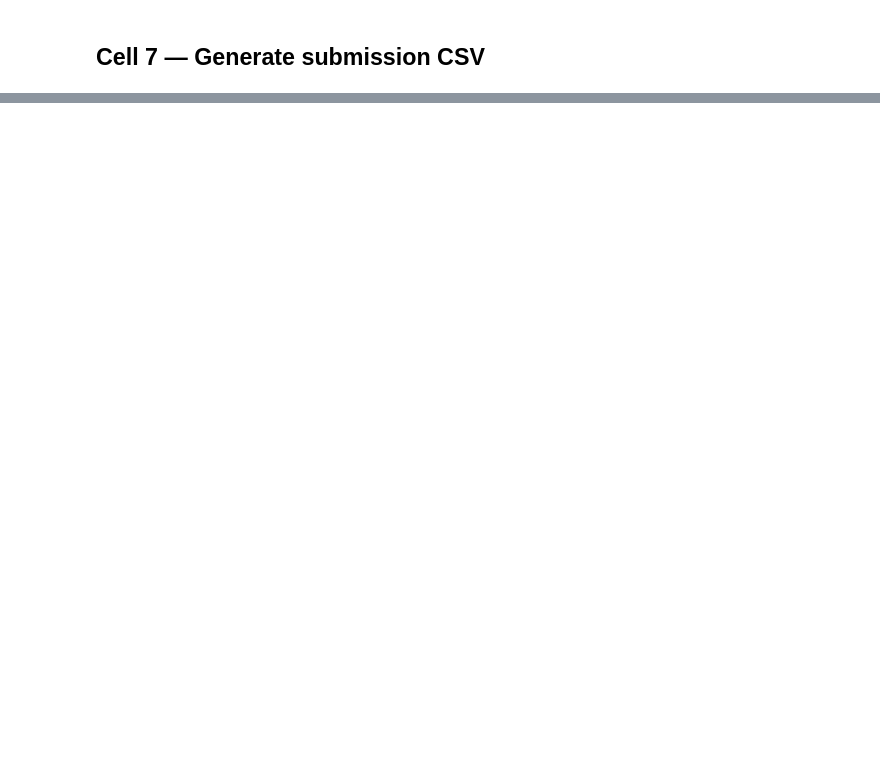
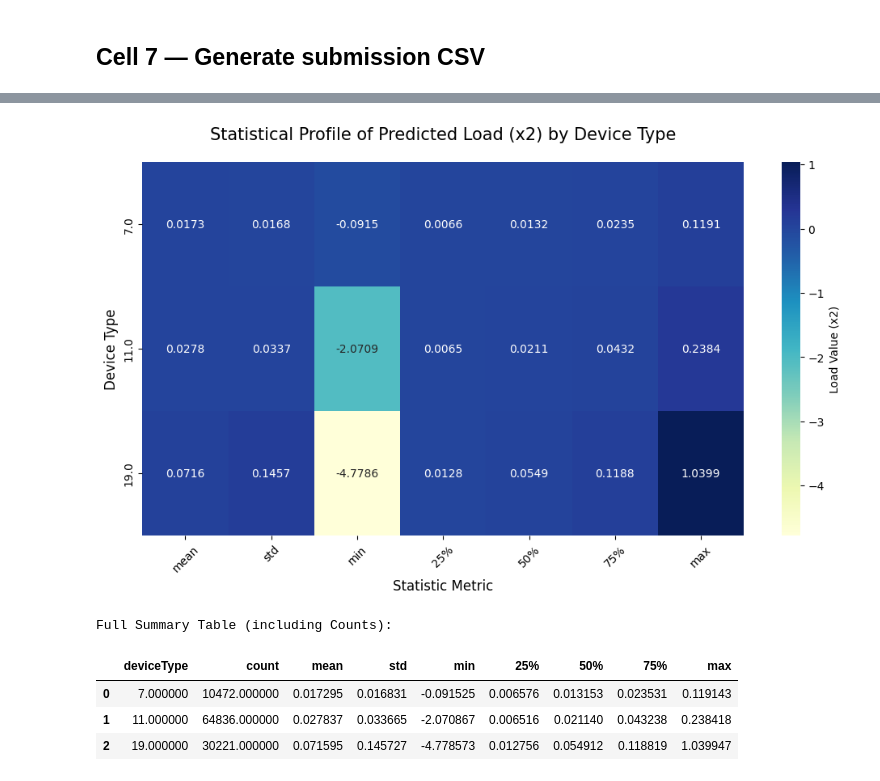
Before and after one commit to RageAgainstTheMachineLearning2026/Task3, a Jupyter notebook: linear_regression.ipynb, the cells around one changed output, grey strips where cells are left out. Cells and saved outputs as stored; diff of their text form; code cells hidden in the pictures; blank space fills up the shorter version.

```diff
--- a/linear_regression.ipynb
+++ b/linear_regression.ipynb
@@ -761,0 +1127,42 @@ Saved → data/different_device_ridge_optuna.csv
+# %%
+import pandas as pd
+import seaborn as sns
+import matplotlib.pyplot as plt
+
+# 1. Calculate describe() for the predicted load, grouped by device type
+stats_df = (
+    pred_clean.groupby("deviceType")["daily_x2_pred"]
+    .describe()
+    .reset_index()
+)
+
+# 2. Prepare data for the heatmap (dropping 'count' to normalize the color scale)
+heatmap_data = stats_df.set_index("deviceType").drop(columns=["count"])
+
+# 3. Create the plot
+plt.figure(figsize=(12, 6))
+sns.heatmap(
+    heatmap_data,
+    annot=True,
+    fmt=".4f",
+    cmap="YlGnBu",
+    cbar_kws={'label': 'Load Value (x2)'}
+)
+
+plt.title("Statistical Profile of Predicted Load (x2) by Device Type", fontsize=15, pad=20)
+plt.ylabel("Device Type", fontsize=12)
+plt.xlabel("Statistic Metric", fontsize=12)
+plt.xticks(rotation=45)
+
+plt.show()
+
+# 4. Display the raw table for precision
+print("Full Summary Table (including Counts):")
+display(stats_df.style.background_gradient(cmap='Blues', subset=['mean', 'std', 'max']))
+# %% [output]
+[figure, added]
+Full Summary Table (including Counts):
+|  | deviceType | count | mean | std | min | 25% | 50% | 75% | max |
+| 0 | 7.000000 | 10472.000000 | 0.017295 | 0.016831 | -0.091525 | 0.006576 | 0.013153 | 0.023531 | 0.119143 |
+| 1 | 11.000000 | 64836.000000 | 0.027837 | 0.033665 | -2.070867 | 0.006516 | 0.021140 | 0.043238 | 0.238418 |
+| 2 | 19.000000 | 30221.000000 | 0.071595 | 0.145727 | -4.778573 | 0.012756 | 0.054912 | 0.118819 | 1.039947 |
```
Also changed, not shown: parts of 27 cells of this notebook, 5 other files.
